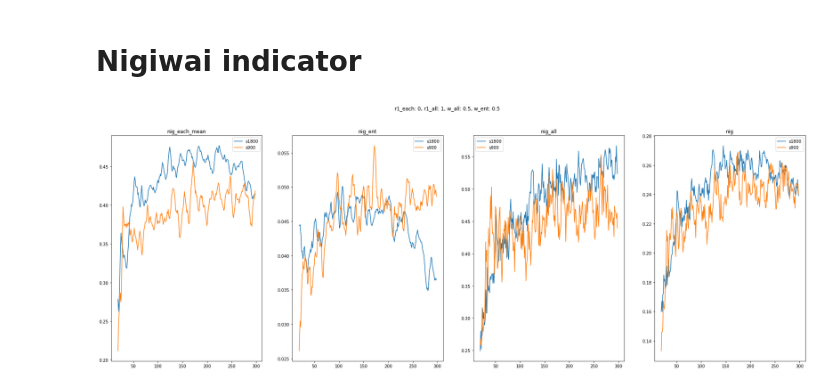
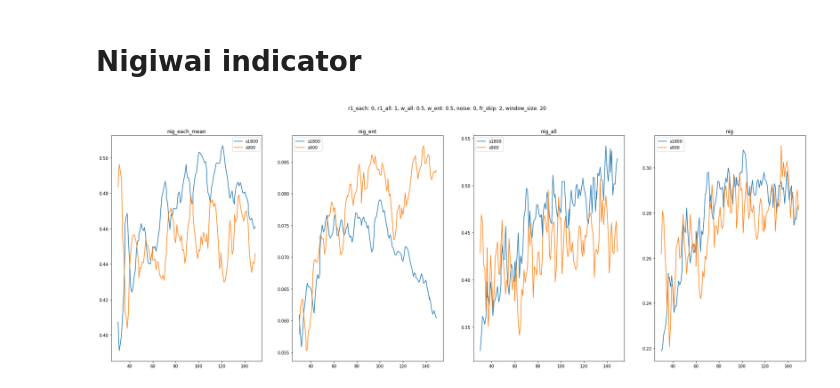
Before and after one commit to gudrlsms/Nigiwai_vectorfields, a Jupyter notebook: Nigiwai_Randomness/kaji/Randomness_nigiwai.ipynb, the cells around one changed output. Cells and saved outputs as stored; diff of their text form; code cells hidden in the pictures.

Commit message:
improved plots

```diff
--- a/Nigiwai_Randomness/kaji/Randomness_nigiwai.ipynb
+++ b/Nigiwai_Randomness/kaji/Randomness_nigiwai.ipynb
@@ -20,7 +16,7 @@ reload(nigiwai_random)
 scale = 1
 start_frame = 0
 end_frame = 300
-frame_skip = 1
+frame_skip = 2
 
 #datadir = "../data/500fr_ratio_test"
 datadir = "../data/300fr_spawn"
@@ -35,7 +31,7 @@ coords = [nigiwai_random.load_vadere(df, scale, start_frame, end_frame, frame_sk
 # Nigiwai indicator
 # %%
 # parameters for indicators
-fr_number = 9 # time window for computing Nigiwai
+fr_number = 10 # time window for computing Nigiwai
 weight_r1_each = 0 # weight of R_1 in Nigiwai for individual pedestrians
 weight_r1_all = 1 # weight of R_1 in Nigiwai for all pedestrians
 weight_all = 0.5 # weight of Nigiwai for all pedestrians
@@ -94,16 +90,14 @@ def compute_indicators_graph(df_vadere, weight_r1_each, weight_r1_all, weight_al
 # %%
 
 fig,ax = plt.subplots(1,4,figsize=(30, 10))
-fig.suptitle(f'r1_each: {weight_r1_each}, r1_all: {weight_r1_all}, w_all: {weight_all}, w_ent: {weight_entropy}')
+fig.suptitle(f'r1_each: {weight_r1_each}, r1_all: {weight_r1_all}, w_all: {weight_all}, w_ent: {weight_entropy}, noise: {noise_std}, fr_skip: {frame_skip}, window_size: {fr_number}')
 st = 10
-x_values = list(range(fr_number+st, round(end_frame/frame_skip)-1))
 for i,df_vadere in enumerate(coords):
     L_res = compute_indicators_graph(df_vadere, weight_r1_each, weight_r1_all, weight_all, weight_entropy, fr_number=9)
     for j,k in enumerate(L_res.keys()):
-        #print(i,k,L_res[k][st:],names[i])
-        ax[j].plot(x_values, L_res[k][st:], label=names[i])
+        ax[j].plot(np.round(np.linspace(fr_number+st, end_frame/frame_skip-1,len(L_res[k][st:]))), L_res[k][st:], label=names[i])
         ax[j].set_title(k)
         ax[j].legend()
 plt.show()
 # %% [output]
-[figure, old version]
+[figure, new version]
```
Also changed, not shown: parts of 1 cell of this notebook, 3 other files.
